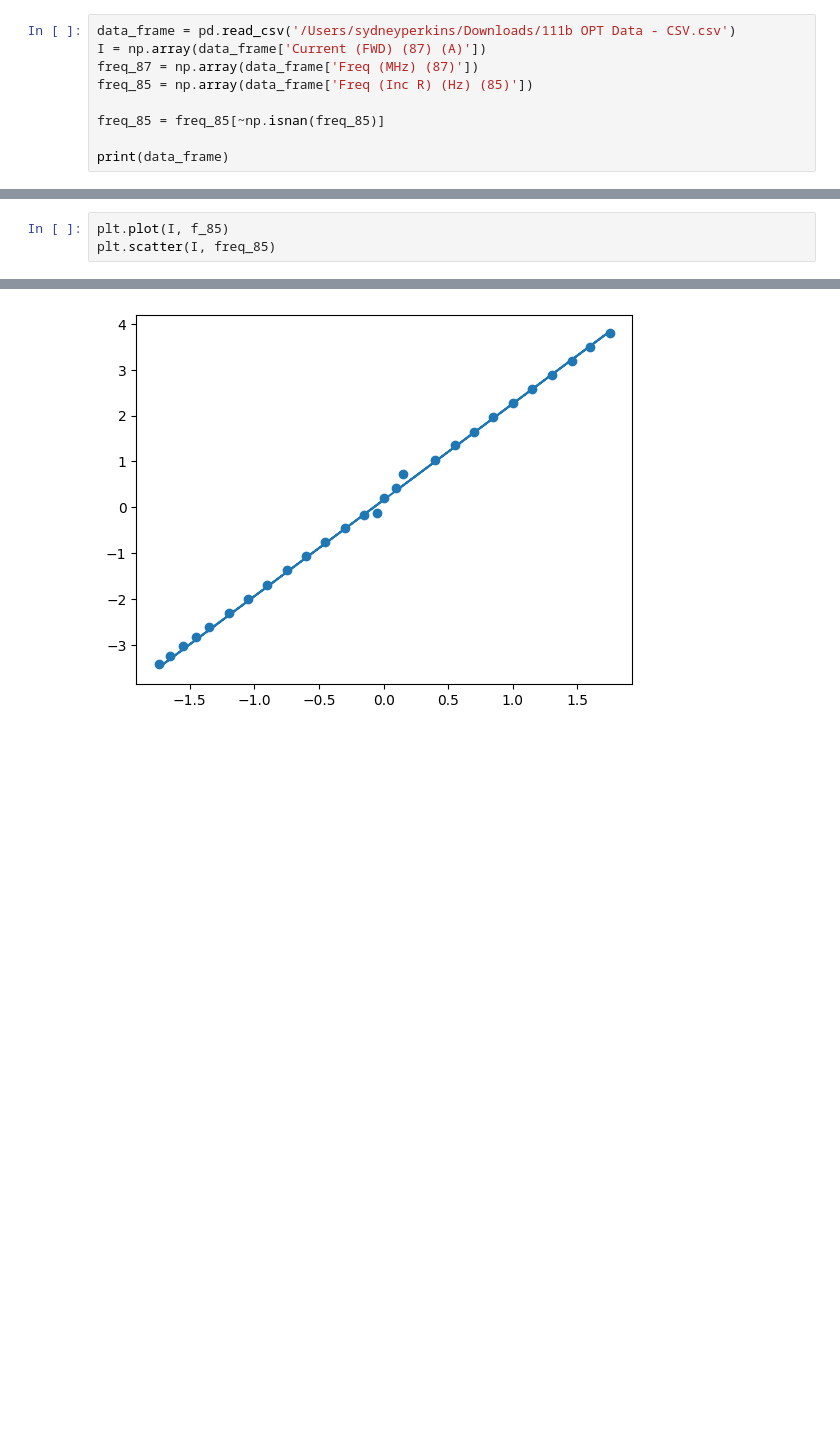
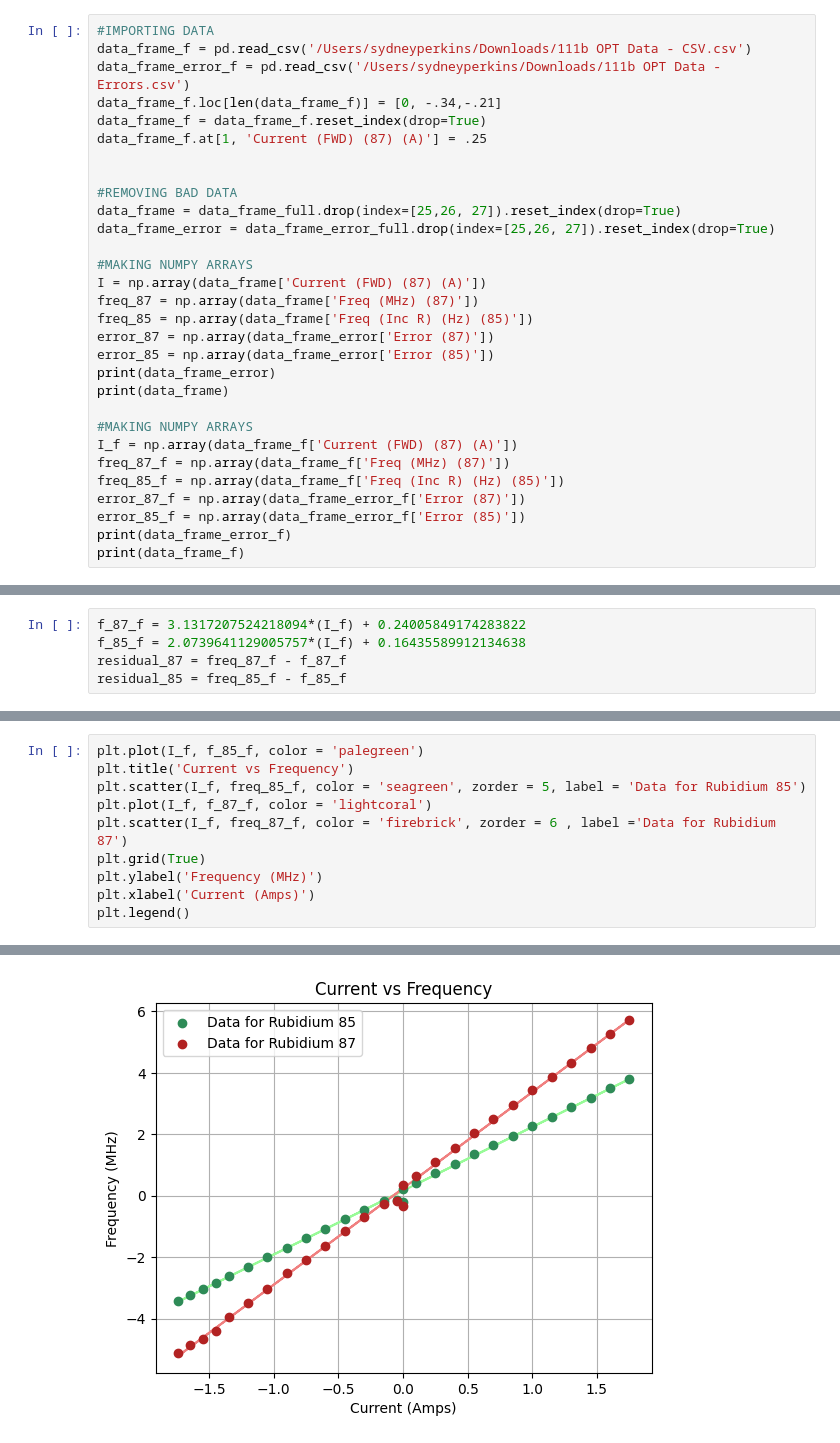
Before and after one commit to sydperk8/111b-Labs, a Jupyter notebook: OPTlab.ipynb, the cells around one changed output, grey strips where cells are left out. Saved outputs shown, nothing was run; the diff lists cells and outputs as text; blank space fills up the shorter version.

```diff
--- a/OPTlab.ipynb
+++ b/OPTlab.ipynb
@@ -6,10 +8,31 @@ from scipy.stats import chisquare
 # %%
-data_frame = pd.read_csv('/Users/sydneyperkins/Downloads/111b OPT Data - CSV.csv')
+#IMPORTING DATA
+data_frame_f = pd.read_csv('/Users/sydneyperkins/Downloads/111b OPT Data - CSV.csv')
+data_frame_error_f = pd.read_csv('/Users/sydneyperkins/Downloads/111b OPT Data - Errors.csv')
+data_frame_f.loc[len(data_frame_f)] = [0, -.34,-.21]
+data_frame_f = data_frame_f.reset_index(drop=True)
+data_frame_f.at[1, 'Current (FWD) (87) (A)'] = .25
+
+
+#REMOVING BAD DATA
+data_frame = data_frame_full.drop(index=[25,26, 27]).reset_index(drop=True)
+data_frame_error = data_frame_error_full.drop(index=[25,26, 27]).reset_index(drop=True)
+
+#MAKING NUMPY ARRAYS
 I = np.array(data_frame['Current (FWD) (87) (A)'])
 freq_87 = np.array(data_frame['Freq (MHz) (87)'])
 freq_85 = np.array(data_frame['Freq (Inc R) (Hz) (85)'])
+error_87 = np.array(data_frame_error['Error (87)'])
+error_85 = np.array(data_frame_error['Error (85)'])
+print(data_frame_error)
+print(data_frame)
 
-freq_85 = freq_85[~np.isnan(freq_85)]
-
-print(data_frame)
+#MAKING NUMPY ARRAYS
+I_f = np.array(data_frame_f['Current (FWD) (87) (A)'])
+freq_87_f = np.array(data_frame_f['Freq (MHz) (87)'])
+freq_85_f = np.array(data_frame_f['Freq (Inc R) (Hz) (85)'])
+error_87_f = np.array(data_frame_error_f['Error (87)'])
+error_85_f = np.array(data_frame_error_f['Error (85)'])
+print(data_frame_error_f)
+print(data_frame_f)
 # %% [output]
@@ -35,0 +144,5 @@ f_85 = 2.1*(I) + .161
+# %%
+f_87_f = 3.1317207524218094*(I_f) + 0.24005849174283822
+f_85_f = 2.0739641129005757*(I_f) + 0.16435589912134638
+residual_87 = freq_87_f - f_87_f
+residual_85 = freq_85_f - f_85_f
@@ -44,4 +193,11 @@ print(f_85, f_87)
 # %%
-plt.plot(I, f_85)
-plt.scatter(I, freq_85)
+plt.plot(I_f, f_85_f, color = 'palegreen')
+plt.title('Current vs Frequency')
+plt.scatter(I_f, freq_85_f, color = 'seagreen', zorder = 5, label = 'Data for Rubidium 85')
+plt.plot(I_f, f_87_f, color = 'lightcoral')
+plt.scatter(I_f, freq_87_f, color = 'firebrick', zorder = 6 , label ='Data for Rubidium 87')
+plt.grid(True)
+plt.ylabel('Frequency (MHz)')
+plt.xlabel('Current (Amps)')
+plt.legend()
 # %% [output]
@@ -49,2 +205,2 @@ plt.scatter(I, freq_85)
-[figure, old version]
+[figure, new version]
 # %%
```
Also changed, not shown: parts of 19 cells of this notebook.
